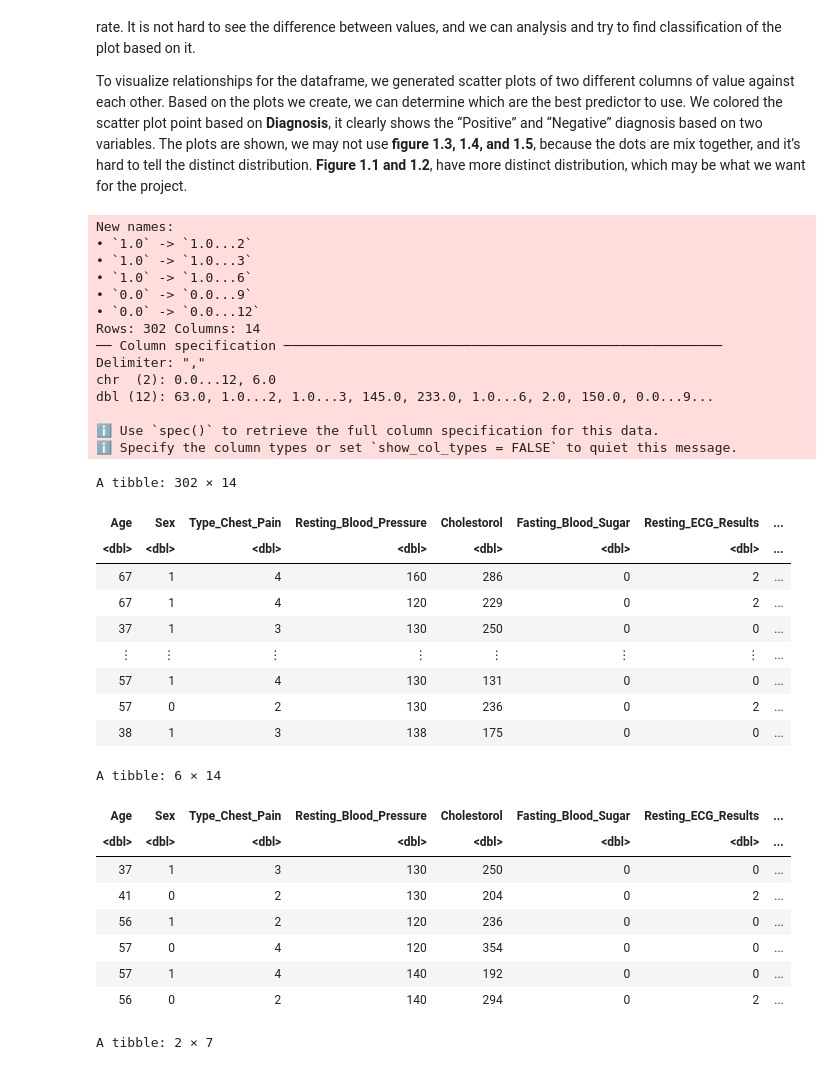
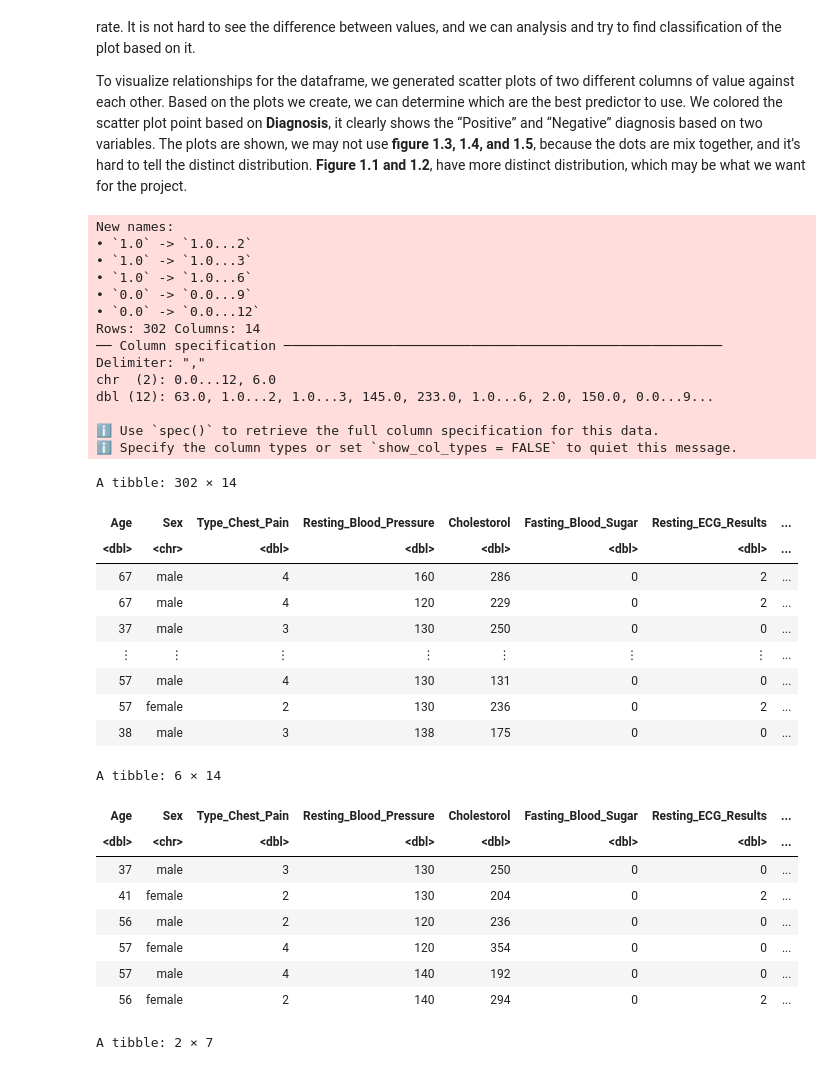
Before and after one commit to Vedkal19/Heart-Disease-Data, a Jupyter notebook: Heart Disease Data Project.ipynb, the cells around one changed output. Drawn from its saved outputs; the diff is of its cells as text; code cells hidden in the pictures.

```diff
--- a/Heart Disease Data Project.ipynb
+++ b/Heart Disease Data Project.ipynb
@@ -78,42 +67,44 @@ options(repr.matrix.max.rows = 6)
 
 #Read dataset from the repository
 cleveland_disease_data <- read_csv("https://archive.ics.uci.edu/ml/machine-learning-databases/heart-disease/processed.cleveland.data")
 
 #Make column names readable
 colnames(cleveland_disease_data) <- c("Age", "Sex", "Type_Chest_Pain", "Resting_Blood_Pressure", "Cholestorol", "Fasting_Blood_Sugar", "Resting_ECG_Results",
                                          "Max_Heart_Rate", "Exercise_Angina", "ST_Depression_Exercise", "Slope", "Major_Vessels", "Thalassemia", "Diagnosis")
 
 cleveland_tidy_data <- cleveland_disease_data |>
     mutate(Diagnosis = case_when(Diagnosis != 0 ~ 1,
                                  Diagnosis == 0 ~ 0)) |>
-    mutate(Diagnosis = as.factor(Diagnosis))
+    mutate(Diagnosis = as.factor(Diagnosis)) |>
+mutate(Sex = case_when(Sex != 0 ~ "male",
+                                 Sex == 0 ~ "female"))
 
 cleveland_tidy_data
 # %% [output]
 New names:
 • `1.0` -> `1.0...2`
 • `1.0` -> `1.0...3`
 • `1.0` -> `1.0...6`
 • `0.0` -> `0.0...9`
 • `0.0` -> `0.0...12`
 Rows: 302 Columns: 14
 ── Column specification ────────────────────────────────────────────────────────
 Delimiter: ","
 chr  (2): 0.0...12, 6.0
 dbl (12): 63.0, 1.0...2, 1.0...3, 145.0, 233.0, 1.0...6, 2.0, 150.0, 0.0...9...
 
 ℹ Use `spec()` to retrieve the full column specification for this data.
 ℹ Specify the column types or set `show_col_types = FALSE` to quiet this message.
 A tibble: 302 × 14
 | Age | Sex | Type_Chest_Pain | Resting_Blood_Pressure | Cholestorol | Fasting_Blood_Sugar | Resting_ECG_Results | ... |
-| <dbl> | <dbl> | <dbl> | <dbl> | <dbl> | <dbl> | <dbl> | ... |
-| 67 | 1 | 4 | 160 | 286 | 0 | 2 | ... |
-| 67 | 1 | 4 | 120 | 229 | 0 | 2 | ... |
-| 37 | 1 | 3 | 130 | 250 | 0 | 0 | ... |
+| <dbl> | <chr> | <dbl> | <dbl> | <dbl> | <dbl> | <dbl> | ... |
+| 67 | male | 4 | 160 | 286 | 0 | 2 | ... |
+| 67 | male | 4 | 120 | 229 | 0 | 2 | ... |
+| 37 | male | 3 | 130 | 250 | 0 | 0 | ... |
 | ⋮ | ⋮ | ⋮ | ⋮ | ⋮ | ⋮ | ⋮ | ... |
-| 57 | 1 | 4 | 130 | 131 | 0 | 0 | ... |
-| 57 | 0 | 2 | 130 | 236 | 0 | 2 | ... |
-| 38 | 1 | 3 | 138 | 175 | 0 | 0 | ... |
+| 57 | male | 4 | 130 | 131 | 0 | 0 | ... |
+| 57 | female | 2 | 130 | 236 | 0 | 2 | ... |
+| 38 | male | 3 | 138 | 175 | 0 | 0 | ... |
 # %%
 set.seed(2000)
 #Splitting data into training and testing datasets
@@ -126,13 +117,13 @@ head(cleveland_training)
 # %% [output]
 A tibble: 6 × 14
 | Age | Sex | Type_Chest_Pain | Resting_Blood_Pressure | Cholestorol | Fasting_Blood_Sugar | Resting_ECG_Results | ... |
-| <dbl> | <dbl> | <dbl> | <dbl> | <dbl> | <dbl> | <dbl> | ... |
-| 37 | 1 | 3 | 130 | 250 | 0 | 0 | ... |
-| 41 | 0 | 2 | 130 | 204 | 0 | 2 | ... |
-| 56 | 1 | 2 | 120 | 236 | 0 | 0 | ... |
-| 57 | 0 | 4 | 120 | 354 | 0 | 0 | ... |
-| 57 | 1 | 4 | 140 | 192 | 0 | 0 | ... |
-| 56 | 0 | 2 | 140 | 294 | 0 | 2 | ... |
+| <dbl> | <chr> | <dbl> | <dbl> | <dbl> | <dbl> | <dbl> | ... |
+| 37 | male | 3 | 130 | 250 | 0 | 0 | ... |
+| 41 | female | 2 | 130 | 204 | 0 | 2 | ... |
+| 56 | male | 2 | 120 | 236 | 0 | 0 | ... |
+| 57 | female | 4 | 120 | 354 | 0 | 0 | ... |
+| 57 | male | 4 | 140 | 192 | 0 | 0 | ... |
+| 56 | female | 2 | 140 | 294 | 0 | 2 | ... |
 # %%
 cleveland_summary_data <- cleveland_training |>
                         group_by(Diagnosis) |>
```
Also changed, not shown: parts of 8 cells of this notebook.
